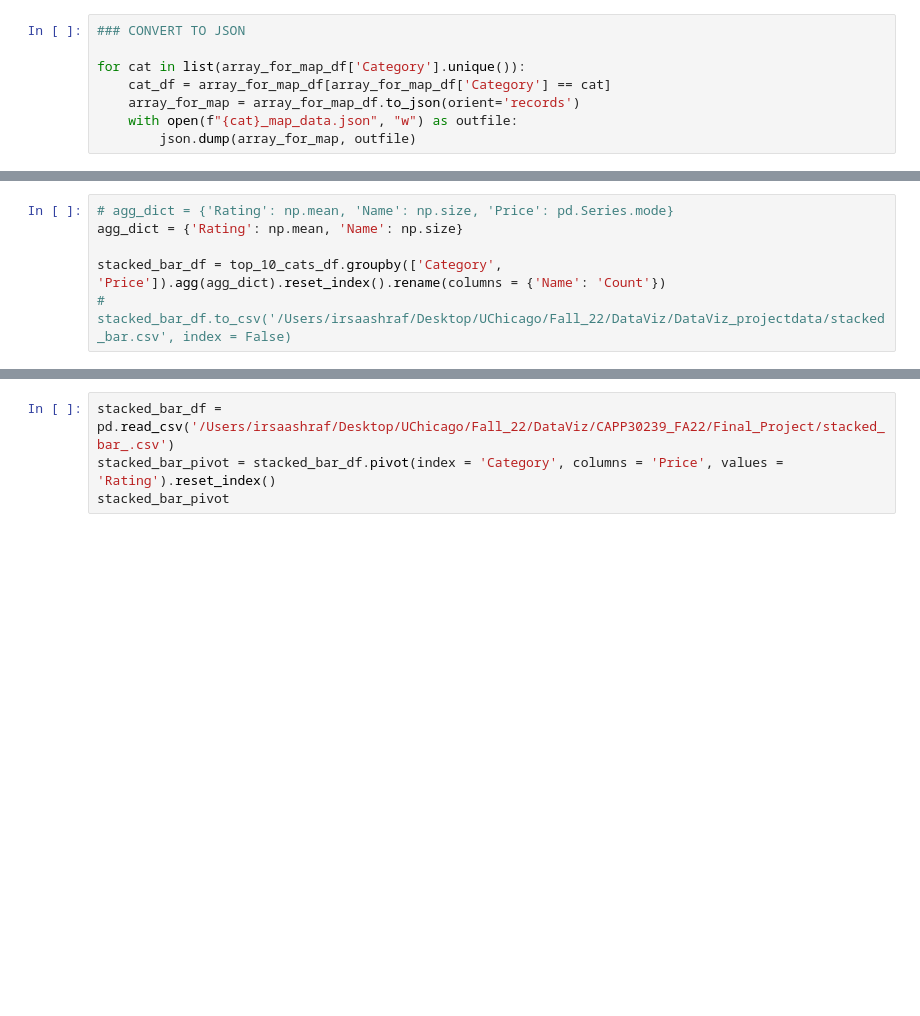
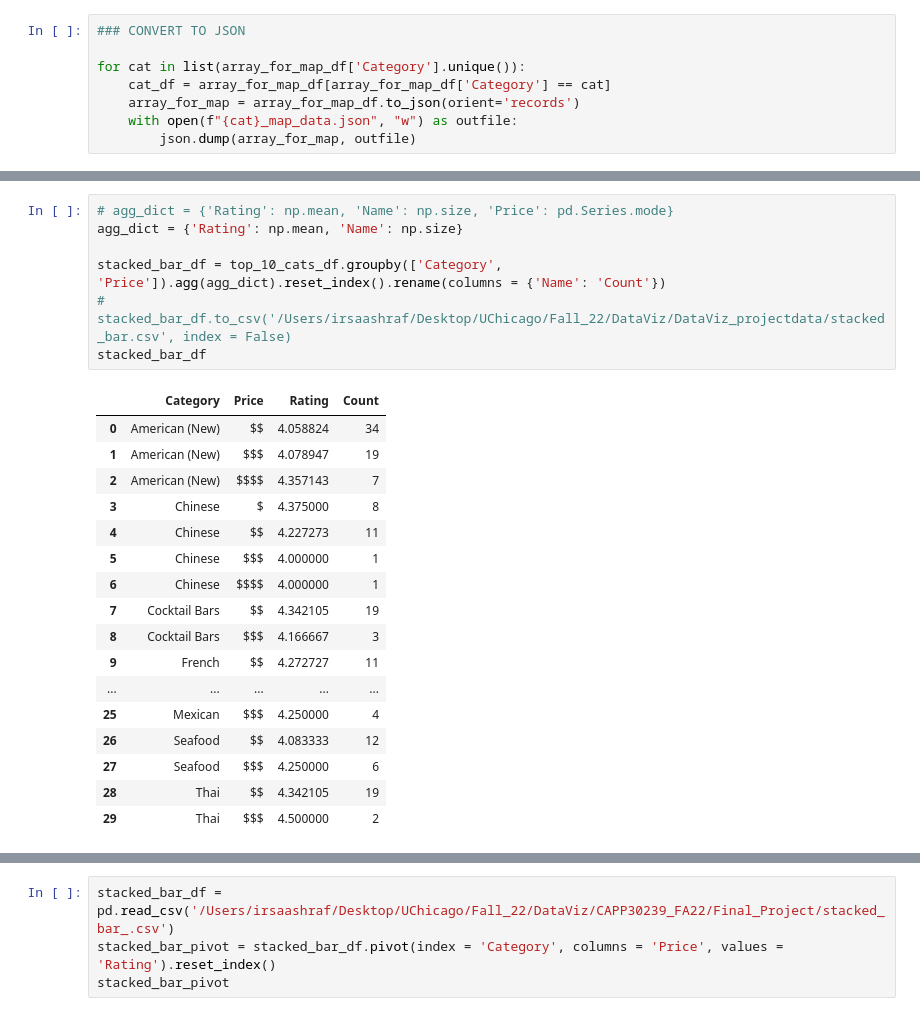
Before and after one commit to irsa-ashraf/CAPP30239_FA22, a Jupyter notebook: Final_Project/eda.ipynb, the cells around one changed output, grey strips where cells are left out. Cells and saved outputs as stored; diff of their text form; blank space fills up the shorter version.

```diff
--- a/Final_Project/eda.ipynb
+++ b/Final_Project/eda.ipynb
@@ -229,6 +274,25 @@ top_10_cats_df[top_10_cats_df['Category'] == 'Italian'].head(20)
 # %%
 # agg_dict = {'Rating': np.mean, 'Name': np.size, 'Price': pd.Series.mode}
 agg_dict = {'Rating': np.mean, 'Name': np.size}
 
 stacked_bar_df = top_10_cats_df.groupby(['Category', 'Price']).agg(agg_dict).reset_index().rename(columns = {'Name': 'Count'})
 # stacked_bar_df.to_csv('/Users/irsaashraf/Desktop/UChicago/Fall_22/DataViz/DataViz_projectdata/stacked_bar.csv', index = False)
+stacked_bar_df
+# %% [output]
+|  | Category | Price | Rating | Count |
+| 0 | American (New) | $$ | 4.058824 | 34 |
+| 1 | American (New) | $$$ | 4.078947 | 19 |
+| 2 | American (New) | $$$$ | 4.357143 | 7 |
+| 3 | Chinese | $ | 4.375000 | 8 |
+| 4 | Chinese | $$ | 4.227273 | 11 |
+| 5 | Chinese | $$$ | 4.000000 | 1 |
+| 6 | Chinese | $$$$ | 4.000000 | 1 |
+| 7 | Cocktail Bars | $$ | 4.342105 | 19 |
+| 8 | Cocktail Bars | $$$ | 4.166667 | 3 |
+| 9 | French | $$ | 4.272727 | 11 |
+| ... | ... | ... | ... | ... |
+| 25 | Mexican | $$$ | 4.250000 | 4 |
+| 26 | Seafood | $$ | 4.083333 | 12 |
+| 27 | Seafood | $$$ | 4.250000 | 6 |
+| 28 | Thai | $$ | 4.342105 | 19 |
+| 29 | Thai | $$$ | 4.500000 | 2 |
```
Also changed, not shown: parts of 7 cells of this notebook, 2 other files.
